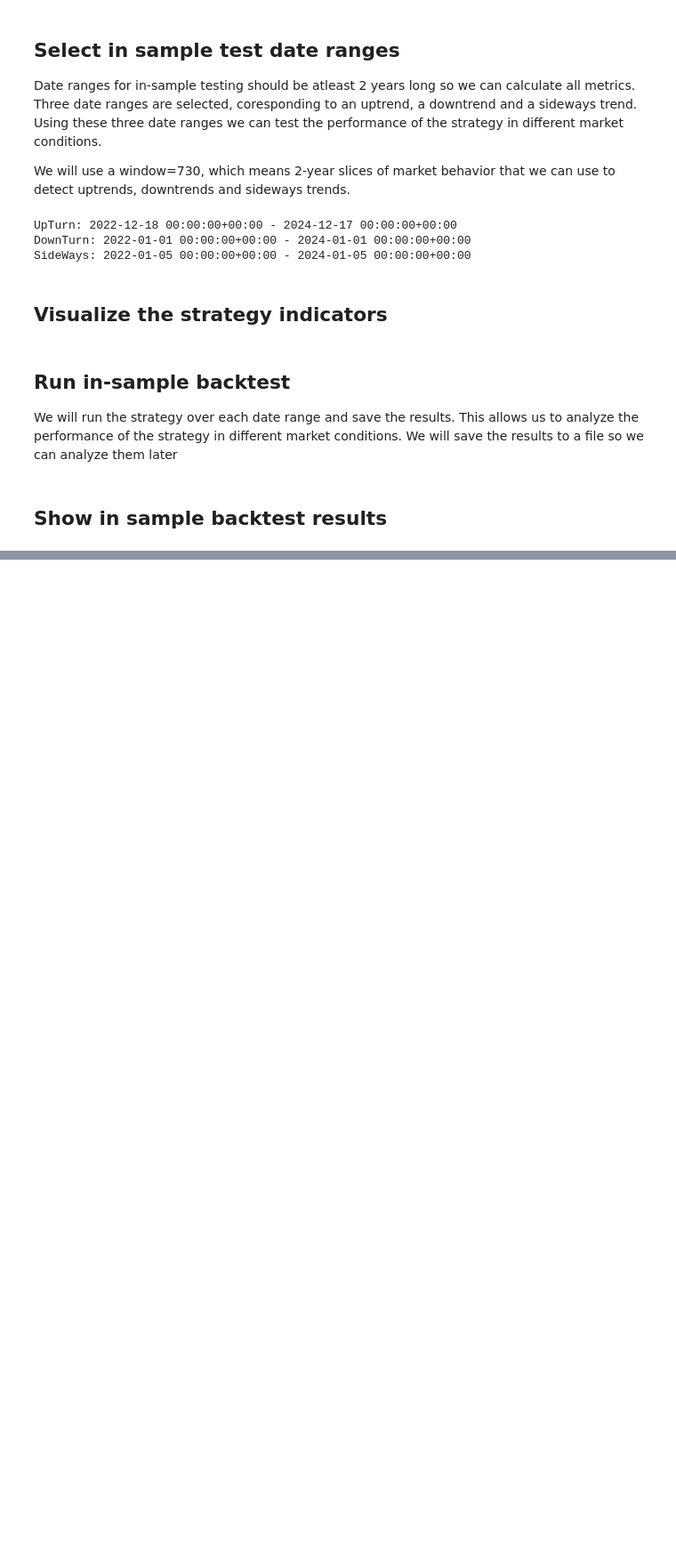
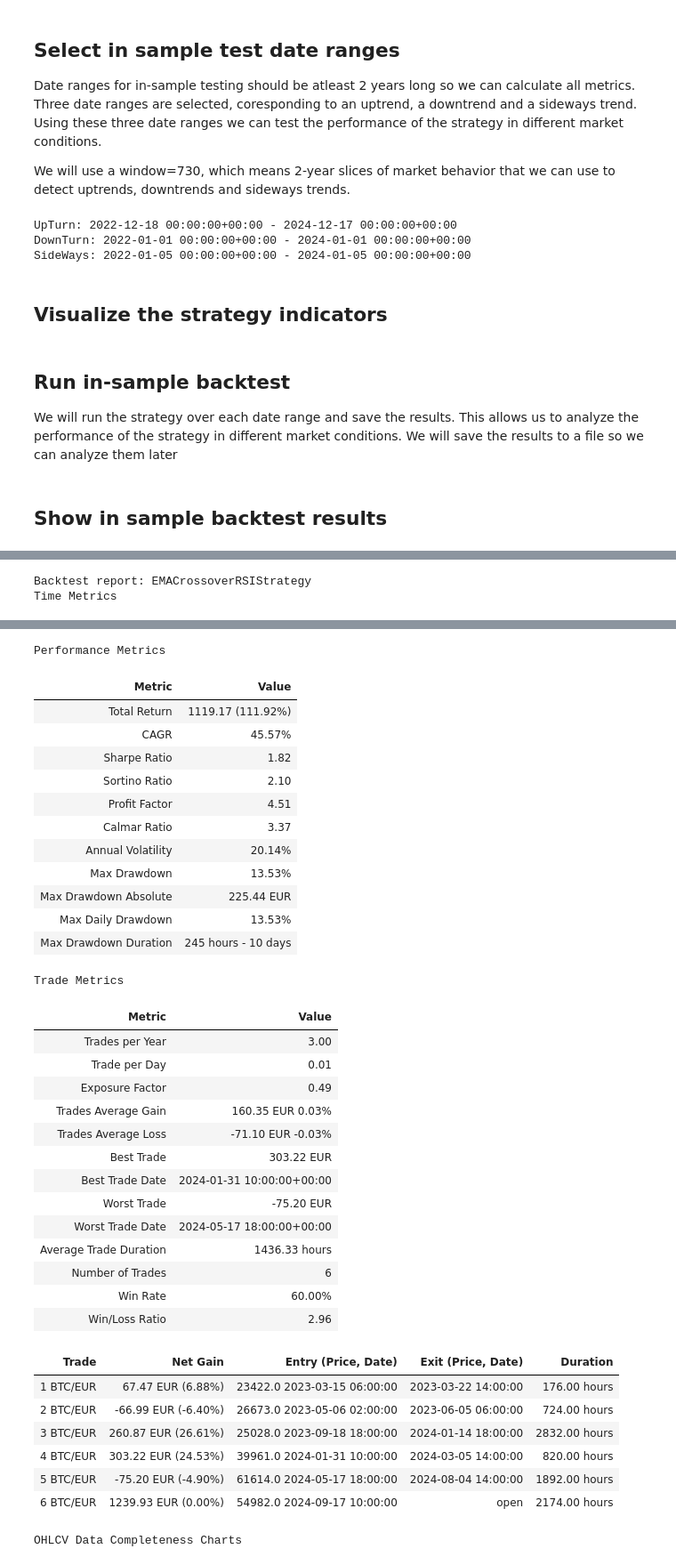
Before and after one commit to coding-kitties/investing-algorithm-framework, a Jupyter notebook: examples/backtest_example/run_backtest.ipynb, the cells around one changed output, grey strips where cells are left out. Shown: that part at 89% size. Drawn from its saved outputs; the diff is of its cells as text; code cells hidden in the pictures; blank space fills up the shorter version.

```diff
--- a/examples/backtest_example/run_backtest.ipynb
+++ b/examples/backtest_example/run_backtest.ipynb
@@ -276,12 +278,13 @@ for backtest_date_range in ranges:
 # %% [markdown]
 ## Show in sample backtest results
 # %%
-from investing_algorithm_framework import BacktestReport
+from investing_algorithm_framework import BacktestReport, Backtest
 
-
-for backtest in backtests:
-    report = BacktestReport.open(
-        backtests=[backtest]
-    )
-    report.show(browser=True)
+backtest = Backtest.open(
+    directory_path=BACKTEST_RESULTS_STORAGE_PATH
+)
+report = BacktestReport.open(
+    backtests=[backtest]
+)
+report.show(browser=True)
 # %% [output]
@@ -288,0 +293,2 @@ AttributeError: 'dict' object has no attribute 'net_gain'
+Backtest report: EMACrossoverRSIStrategy
+Time Metrics
@@ -288,0 +307,36 @@ AttributeError: 'dict' object has no attribute 'net_gain'
+Performance Metrics
+| Metric | Value |
+| Total Return | 1119.17 (111.92%) |
+| CAGR | 45.57% |
+| Sharpe Ratio | 1.82 |
+| Sortino Ratio | 2.10 |
+| Profit Factor | 4.51 |
+| Calmar Ratio | 3.37 |
+| Annual Volatility | 20.14% |
+| Max Drawdown | 13.53% |
+| Max Drawdown Absolute | 225.44 EUR |
+| Max Daily Drawdown | 13.53% |
+| Max Drawdown Duration | 245 hours - 10 days |
+Trade Metrics
+| Metric | Value |
+| Trades per Year | 3.00 |
+| Trade per Day | 0.01 |
+| Exposure Factor | 0.49 |
+| Trades Average Gain | 160.35 EUR 0.03% |
+| Trades Average Loss | -71.10 EUR -0.03% |
+| Best Trade | 303.22 EUR |
+| Best Trade Date | 2024-01-31 10:00:00+00:00 |
+| Worst Trade | -75.20 EUR |
+| Worst Trade Date | 2024-05-17 18:00:00+00:00 |
+| Average Trade Duration | 1436.33 hours |
+| Number of Trades | 6 |
+| Win Rate | 60.00% |
+| Win/Loss Ratio | 2.96 |
+| Trade | Net Gain | Entry (Price, Date) | Exit (Price, Date) | Duration |
+| 1 BTC/EUR | 67.47 EUR (6.88%) | 23422.0 2023-03-15 06:00:00 | 2023-03-22 14:00:00 | 176.00 hours |
+| 2 BTC/EUR | -66.99 EUR (-6.40%) | 26673.0 2023-05-06 02:00:00 | 2023-06-05 06:00:00 | 724.00 hours |
+| 3 BTC/EUR | 260.87 EUR (26.61%) | 25028.0 2023-09-18 18:00:00 | 2024-01-14 18:00:00 | 2832.00 hours |
+| 4 BTC/EUR | 303.22 EUR (24.53%) | 39961.0 2024-01-31 10:00:00 | 2024-03-05 14:00:00 | 820.00 hours |
+| 5 BTC/EUR | -75.20 EUR (-4.90%) | 61614.0 2024-05-17 18:00:00 | 2024-08-04 14:00:00 | 1892.00 hours |
+| 6 BTC/EUR | 1239.93 EUR (0.00%) | 54982.0 2024-09-17 10:00:00 | open | 2174.00 hours |
+OHLCV Data Completeness Charts
```
Also changed, not shown: parts of 4 cells of this notebook, 21 other files.
